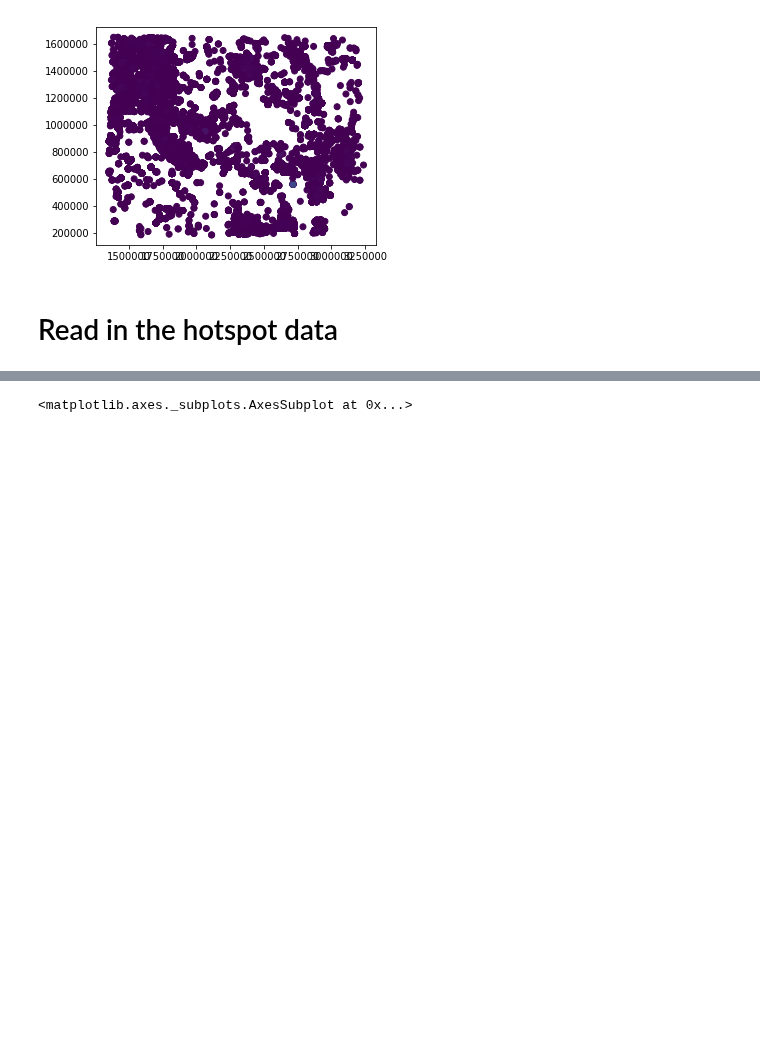
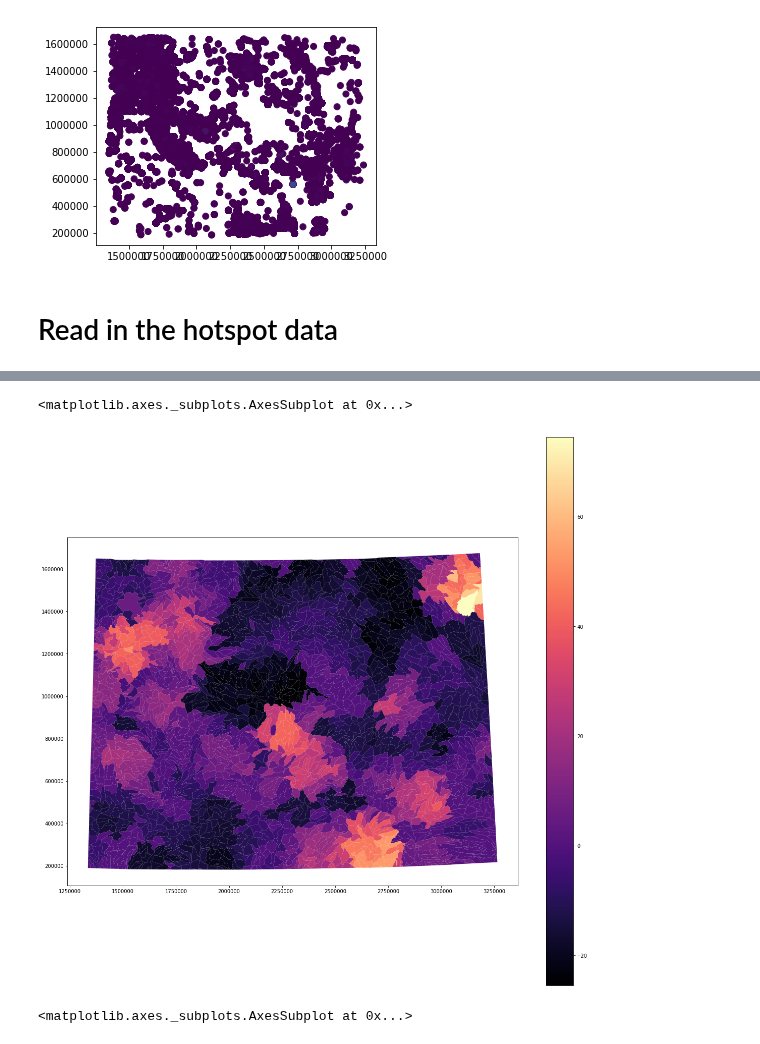
Before and after one commit to jessepisel/criticalandstrategic, a Jupyter notebook: rock hotspots.ipynb, the cells around one changed output, grey strips where cells are left out. Drawn from its saved outputs; the diff is of its cells as text; code cells hidden in the pictures; blank space fills up the shorter version.

```diff
--- a/rock hotspots.ipynb
+++ b/rock hotspots.ipynb
@@ -110,3 +112,8 @@ combined.plot(column=pd.to_numeric(combined['GiZScore']), cmap='magma')
+# %%
+combined.plot(column=pd.to_numeric(combined['GiZScore']), cmap='magma', legend=True, figsize=(20, 20))
+# %% [output]
+<matplotlib.axes._subplots.AxesSubplot at 0x...>
+[figure, added]
 # %%
 fig, ax = plt.subplots()
 combined.plot( color='gray', ax=ax)
```
Also changed, not shown: parts of 1 cell of this notebook, 2 other files.
